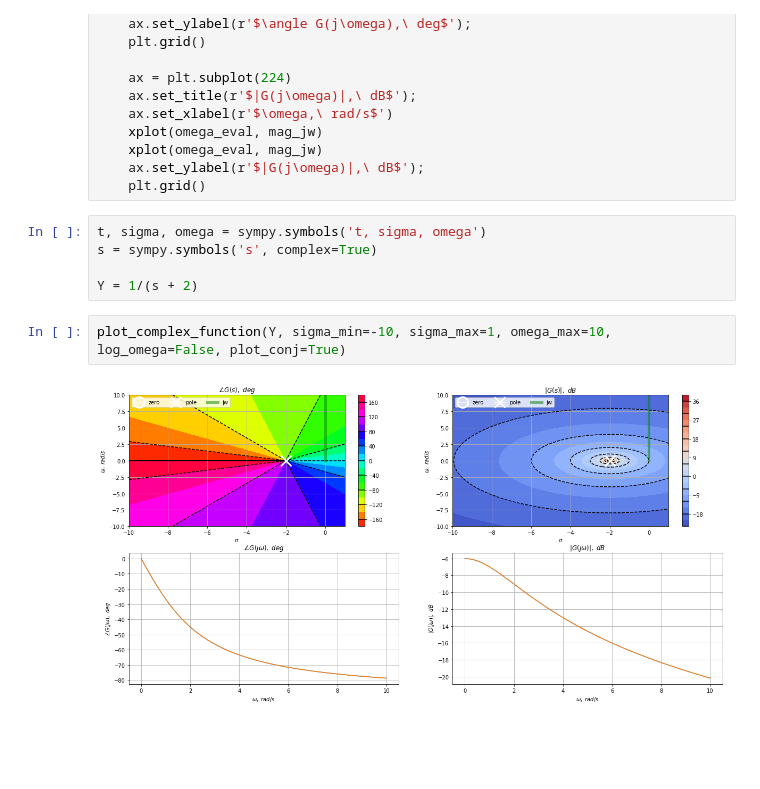
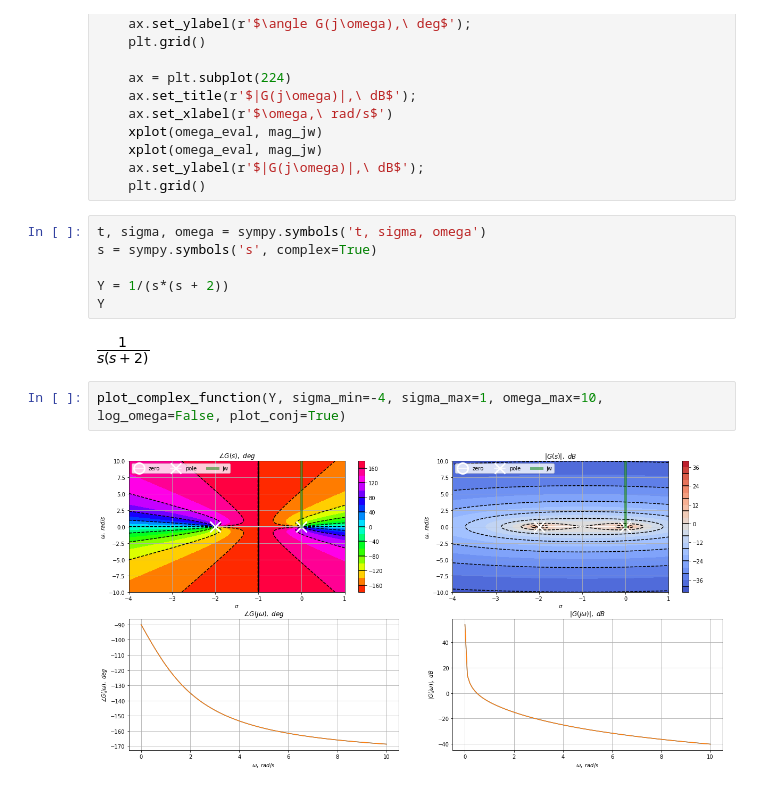
Before and after one commit to jgoppert/aae364_notebook, a Jupyter notebook: ComplexFunctions.ipynb, the cells around one changed output. Cells and saved outputs as stored; diff of their text form; blank space fills up the shorter version.

```diff
--- a/ComplexFunctions.ipynb
+++ b/ComplexFunctions.ipynb
@@ -113,8 +113,11 @@ def plot_complex_function(Y, sigma_min, sigma_max, omega_max, log_omega, plot_co
 t, sigma, omega = sympy.symbols('t, sigma, omega')
 s = sympy.symbols('s', complex=True)
 
-Y = 1/(s + 2)
+Y = 1/(s*(s + 2))
+Y
+# %% [output]
+[figure, added]
 # %%
-plot_complex_function(Y, sigma_min=-10, sigma_max=1, omega_max=10, log_omega=False, plot_conj=True)
+plot_complex_function(Y, sigma_min=-4, sigma_max=1, omega_max=10, log_omega=False, plot_conj=True)
 # %% [output]
-[figure, old version]
+[figure, new version]
```
Also changed, not shown: 2 other files.
